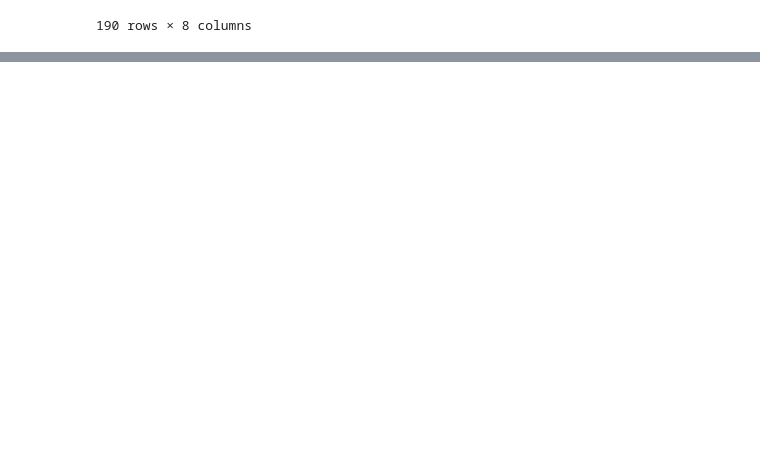
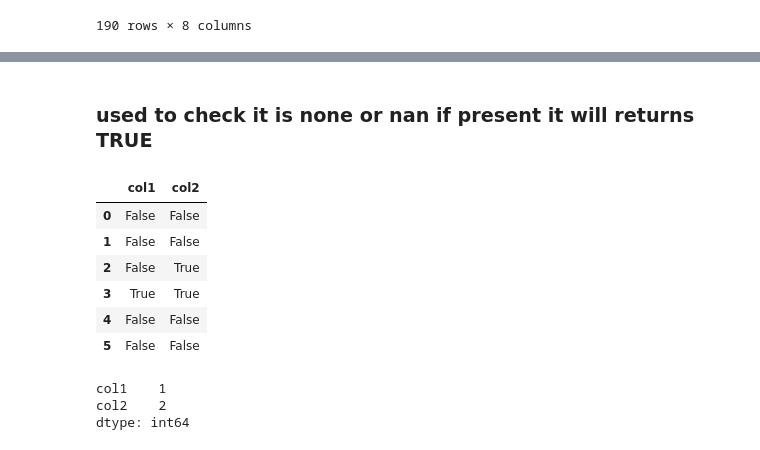
Before and after one commit to Aakashdoraisamy/Core_to_Advanced_Python, a Jupyter notebook: Python_Libraries/pandas/pandas.ipynb, the cells around one changed output, grey strips where cells are left out. Drawn from its saved outputs; the diff is of its cells as text; code cells hidden in the pictures; blank space fills up the shorter version.

```diff
--- a/Python_Libraries/pandas/pandas.ipynb
+++ b/Python_Libraries/pandas/pandas.ipynb
@@ -558,0 +604,18 @@ data.query('`race/ethnicity` == "group B"') # `` which is used for make the cond
+# %% [markdown]
+### used to check it is none or nan if present it will returns TRUE
+# %%
+df.isna()
+# %% [output]
+|  | col1 | col2 |
+| 0 | False | False |
+| 1 | False | False |
+| 2 | False | True |
+| 3 | True | True |
+| 4 | False | False |
+| 5 | False | False |
+# %%
+df.isna().sum()
+# %% [output]
+col1    1
+col2    2
+dtype: int64
```
Also changed, not shown: parts of 15 cells of this notebook, 1 other file.
